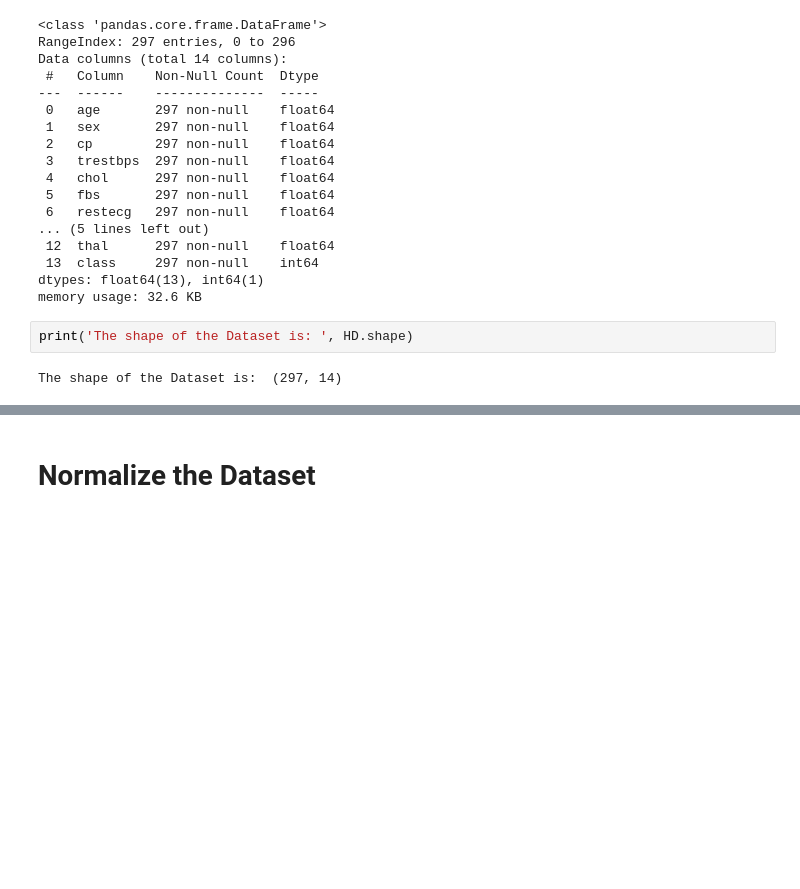
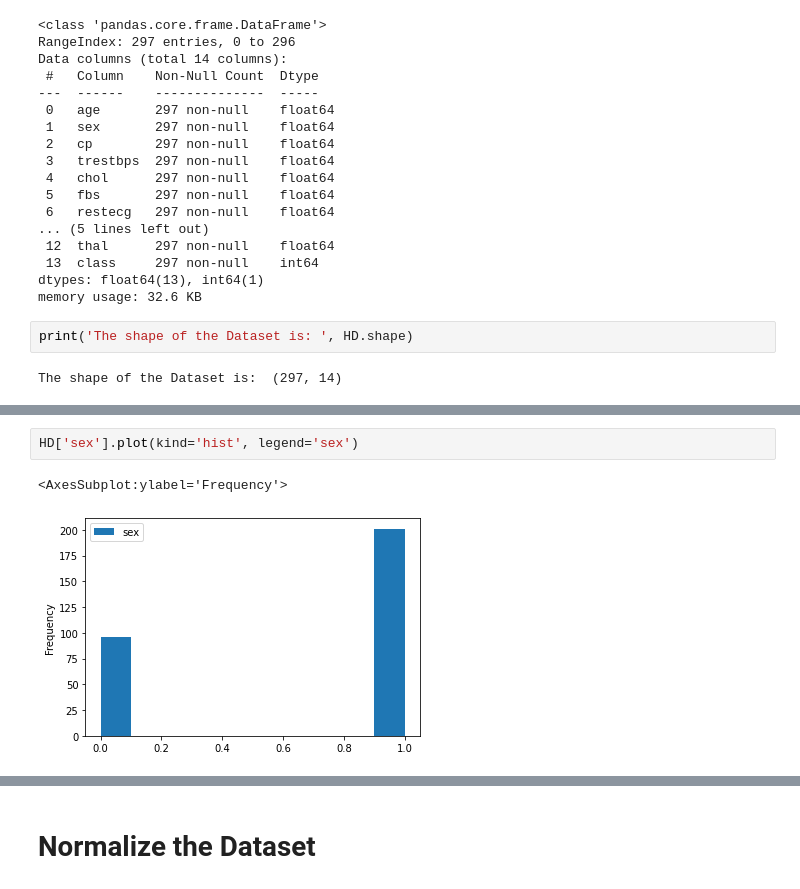
Before and after one commit to Liomat97/Machine-Learning, a Jupyter notebook: Test.ipynb, the cells around one changed output, grey strips where cells are left out. Drawn from its saved outputs; the diff is of its cells as text; blank space fills up the shorter version.

```diff
--- a/Test.ipynb
+++ b/Test.ipynb
@@ -85,0 +97,5 @@ corr_matrix.style.background_gradient(cmap='YlOrRd')
+# %%
+HD['sex'].plot(kind='hist', legend='sex')
+# %% [output]
+<AxesSubplot:ylabel='Frequency'>
+[figure, added]
```
Also changed, not shown: parts of 28 cells of this notebook.
